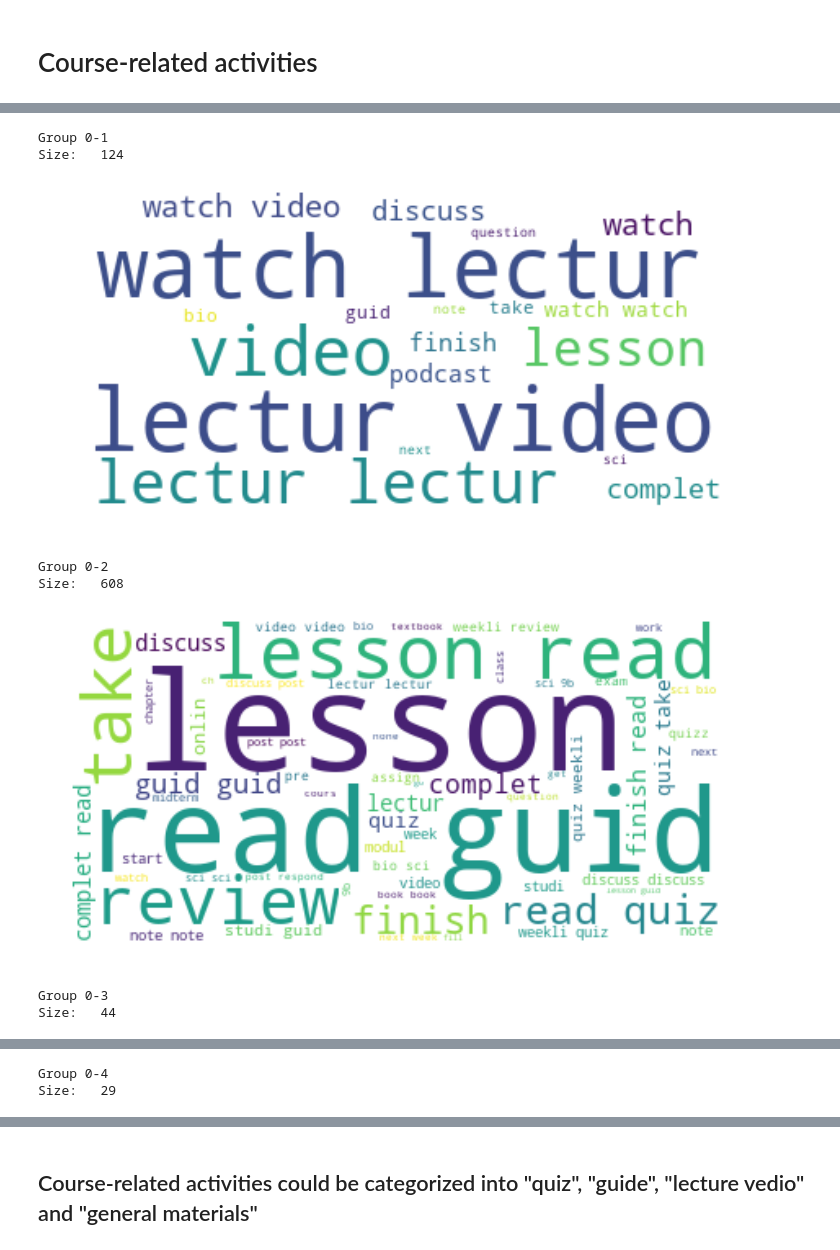
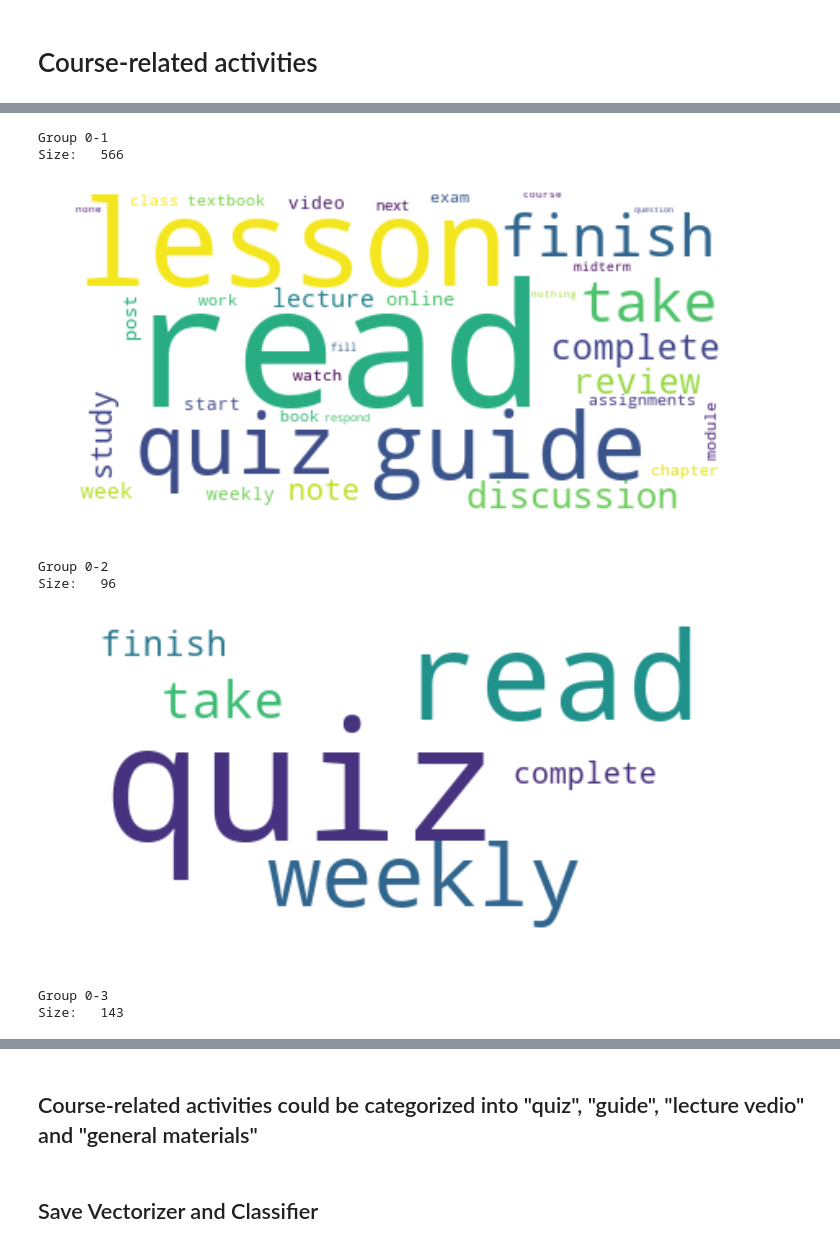
Before and after one commit to hanweny/DMOL, a Jupyter notebook: clustering/activities_unsupervised_clustering.ipynb, the cells around one changed output, grey strips where cells are left out. Drawn from its saved outputs; the diff is of its cells as text; code cells hidden in the pictures.

```diff
--- a/clustering/activities_unsupervised_clustering.ipynb
+++ b/clustering/activities_unsupervised_clustering.ipynb
@@ -22,18 +14,4 @@ lemmatizer = WordNetLemmatizer()
 # %%
-def preprocess(text_array):
-    preprocessed_text = [" ".join([stemmer.stem(lemmatizer.lemmatize(t)) for t in text.split()]) for text in text_array]
-    return preprocessed_text
-
-def generate_wordcloud(text):
-    text_to_generate = text
-    if type(text) == list:
-        text_to_generate = " ".join([" ".join(i) for i in text]) if type(text[0]) == list else " ".join(text)
-    wordcloud = WordCloud(stopwords = STOPWORDS, background_color = 'white').generate(text_to_generate)
-    plt.figure(figsize = (13.8, 6))
-    plt.imshow(wordcloud, interpolation = 'bilinear')
-    plt.axis('off')
-    plt.show()
-
 def get_bag_of_words(text, tf_idf = False, params = None):
     vectorizer = CountVectorizer(**params) if not tf_idf else TfidfVectorizer(**params)
     corpus = vectorizer.fit_transform(text)
@@ -69,7 +47,7 @@ def unsupervised_checking(text_array, tf_idf = False, kMeans = True, recursive =
         _ = unsupervised_checking([text_array[i] for i in np.where(labels == group_size[0][0])[0]],
                                   tf_idf = tf_idf, kMeans = KMeans, recursive = recursive, recursive_group = recursive_group,
                                   vectorizer_params = vectorizer_params, clustering_params = clustering_params)
-    return classifier
+    return classifier, vectorizer
 # %%
 df = pd.read_csv("../data/open_ended_responses.csv")
 # %% [markdown]
@@ -118,7 +102,7 @@ Size:   118
 # %%
 cact_col_names = ["dcact{}".format(i) for i in range(1, 31)]
 cact = [act for c in cact_col_names for act in df[df[c].notnull()].loc[1:, c]]
-preprocessed_cact = preprocess(cact)
+preprocessed_cact = [nlp_preprocess(act) for act in cact]
 # %%
 generate_wordcloud(preprocessed_cact)
 # %% [output]
@@ -126,7 +110,7 @@ generate_wordcloud(preprocessed_cact)
 # %%
-vectorizer_params = {"min_df": 5, "max_df": 150, "lowercase": True, "stop_words": STOPWORDS, "ngram_range": (1, 4)}
-clustering_params = {"n_clusters": 4}
-classifier = unsupervised_checking(preprocessed_cact, tf_idf = True, kMeans = True,
+vectorizer_params = {"min_df": 5, "max_df": 500, "lowercase": True, "stop_words": STOPWORDS, "ngram_range": (1, 4)}
+clustering_params = {"n_clusters": 3, "random_state": 3}
+classifier_cact_kmeans, vectorizer_cact_kmeans = unsupervised_checking(preprocessed_cact, tf_idf = True, kMeans = True,
                                    vectorizer_params = vectorizer_params, clustering_params = clustering_params)
 # %% [output]
 Group 0-1
@@ -144,12 +125,13 @@ Size:   22
 # %%
-classifier = unsupervised_checking(preprocessed_cact, tf_idf = True, kMeans = False,
+clustering_params = {"n_clusters": 3}
+classifier_cact_agg, vectorizer_cact_agg = unsupervised_checking(preprocessed_cact, tf_idf = True, kMeans = False,
                                    vectorizer_params = vectorizer_params, clustering_params = clustering_params)
 # %% [output]
 Group 0-1
-Size:   124
+Size:   566
-[figure, old version]
+[figure, new version]
 Group 0-2
-Size:   608
+Size:   96
-[figure, old version]
+[figure, new version]
 Group 0-3
-Size:   44
+Size:   143
@@ -157,2 +138,0 @@ Size:   44
-Group 0-4
-Size:   29
@@ -160,2 +139,4 @@ Size:   29
 # %% [markdown]
 ## Course-related activities could be categorized into "quiz", "guide", "lecture vedio" and "general materials"
+# %% [markdown]
+## Save Vectorizer and Classifier
```
Also changed, not shown: parts of 10 cells of this notebook, 2 other files.
